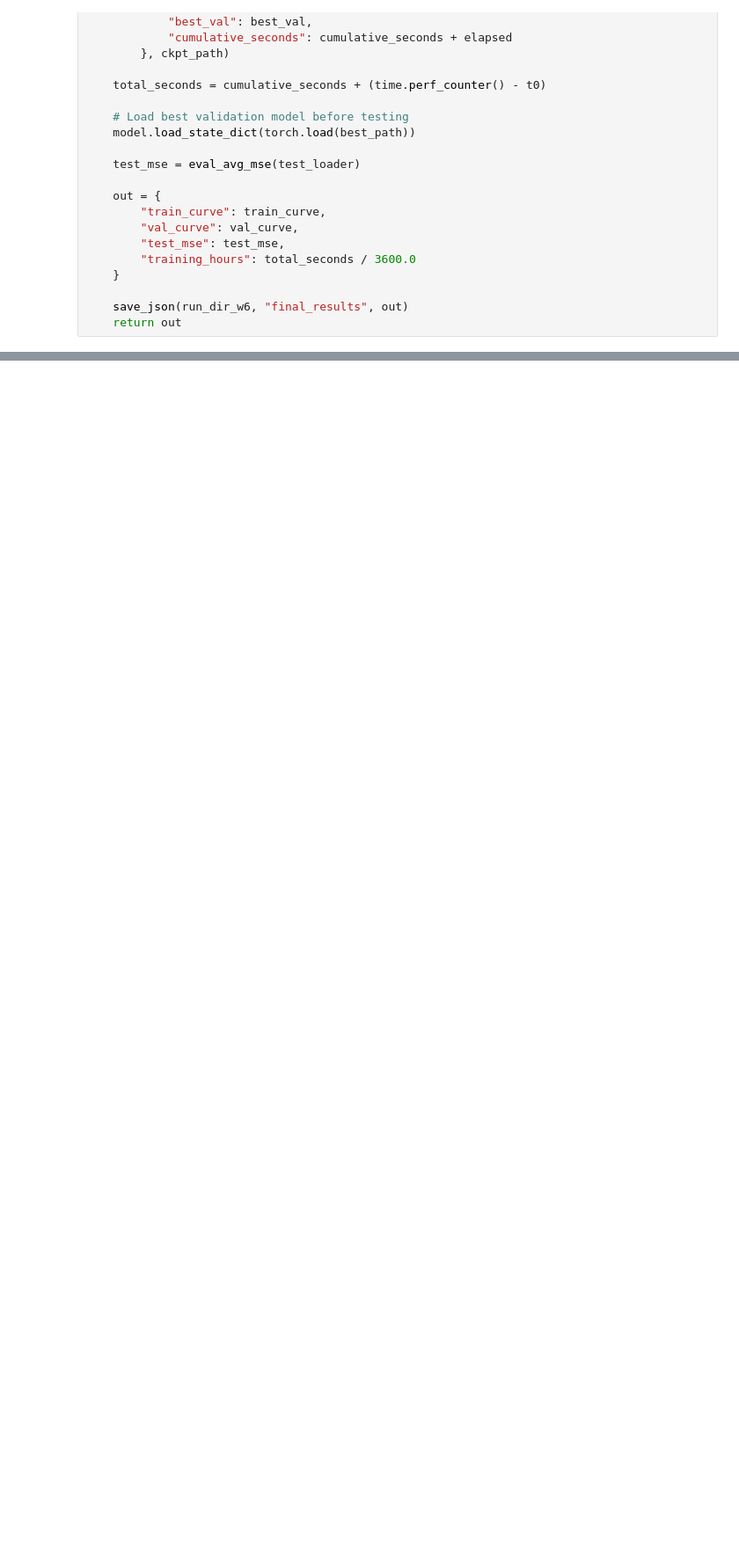
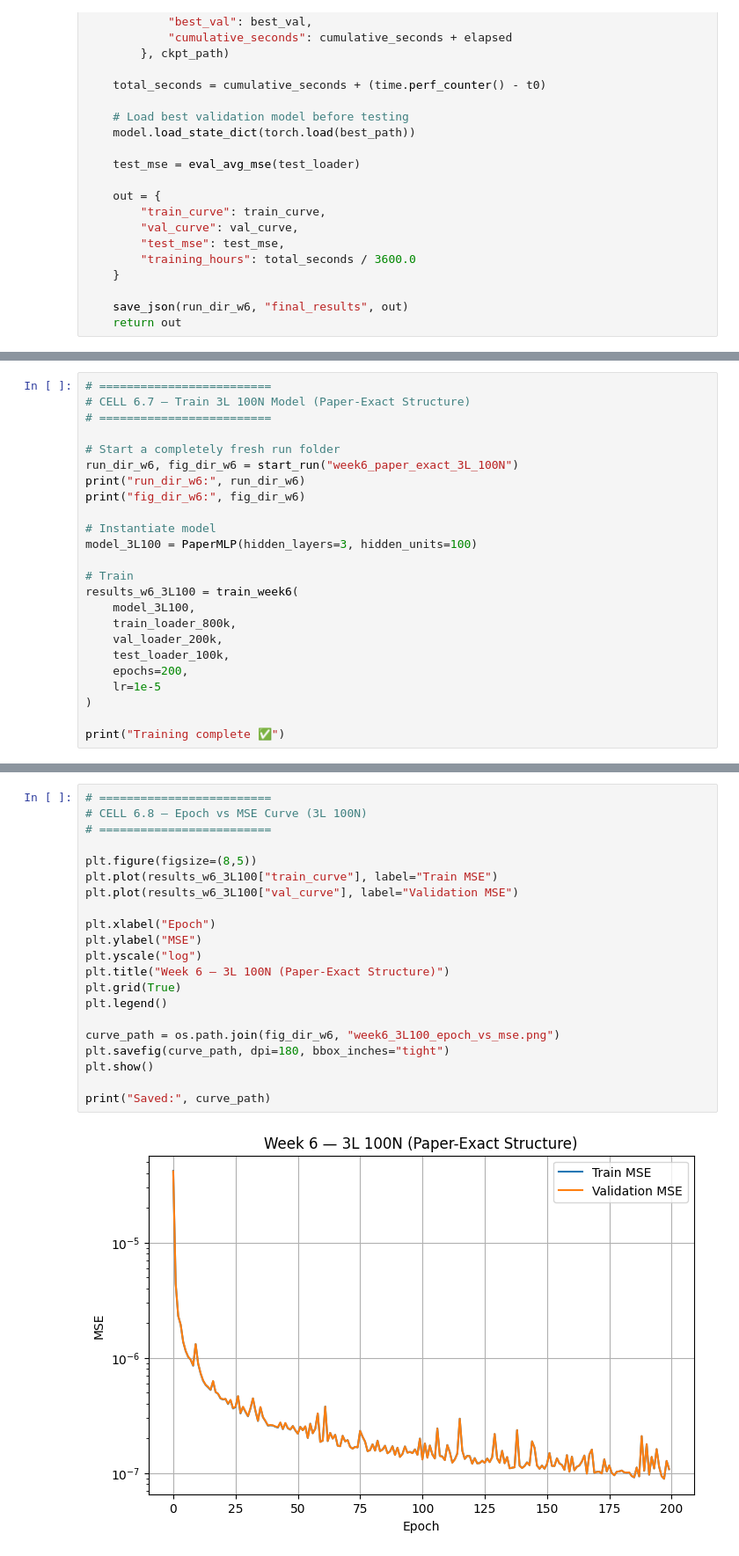
Before and after one commit to JosephOuyang/machine_learning_for_options_pricing_and_implied_volatility, a Jupyter notebook: notebooks/options_pricing_main.ipynb, the cells around one changed output, grey strips where cells are left out. Shown at 88% size. Saved outputs shown, nothing was run; the diff lists cells and outputs as text; blank space fills up the shorter version.

```diff
--- a/notebooks/options_pricing_main.ipynb
+++ b/notebooks/options_pricing_main.ipynb
@@ -2270,0 +2300,24 @@ display(df_w6)
+# %%
+# =========================
+# CELL 6.7 — Train 3L 100N Model (Paper-Exact Structure)
+# =========================
+
+# Start a completely fresh run folder
+run_dir_w6, fig_dir_w6 = start_run("week6_paper_exact_3L_100N")
+print("run_dir_w6:", run_dir_w6)
+print("fig_dir_w6:", fig_dir_w6)
+
+# Instantiate model
+model_3L100 = PaperMLP(hidden_layers=3, hidden_units=100)
+
+# Train
+results_w6_3L100 = train_week6(
+    model_3L100,
+    train_loader_800k,
+    val_loader_200k,
+    test_loader_100k,
+    epochs=200,
+    lr=1e-5
+)
+
+print("Training complete ✅")
@@ -2270,0 +2342,23 @@ display(df_w6)
+# %%
+# =========================
+# CELL 6.8 — Epoch vs MSE Curve (3L 100N)
+# =========================
+
+plt.figure(figsize=(8,5))
+plt.plot(results_w6_3L100["train_curve"], label="Train MSE")
+plt.plot(results_w6_3L100["val_curve"], label="Validation MSE")
+
+plt.xlabel("Epoch")
+plt.ylabel("MSE")
+plt.yscale("log")
+plt.title("Week 6 — 3L 100N (Paper-Exact Structure)")
+plt.grid(True)
+plt.legend()
+
+curve_path = os.path.join(fig_dir_w6, "week6_3L100_epoch_vs_mse.png")
+plt.savefig(curve_path, dpi=180, bbox_inches="tight")
+plt.show()
+
+print("Saved:", curve_path)
+# %% [output]
+[figure, added]
```
Also changed, not shown: parts of 11 cells of this notebook.
